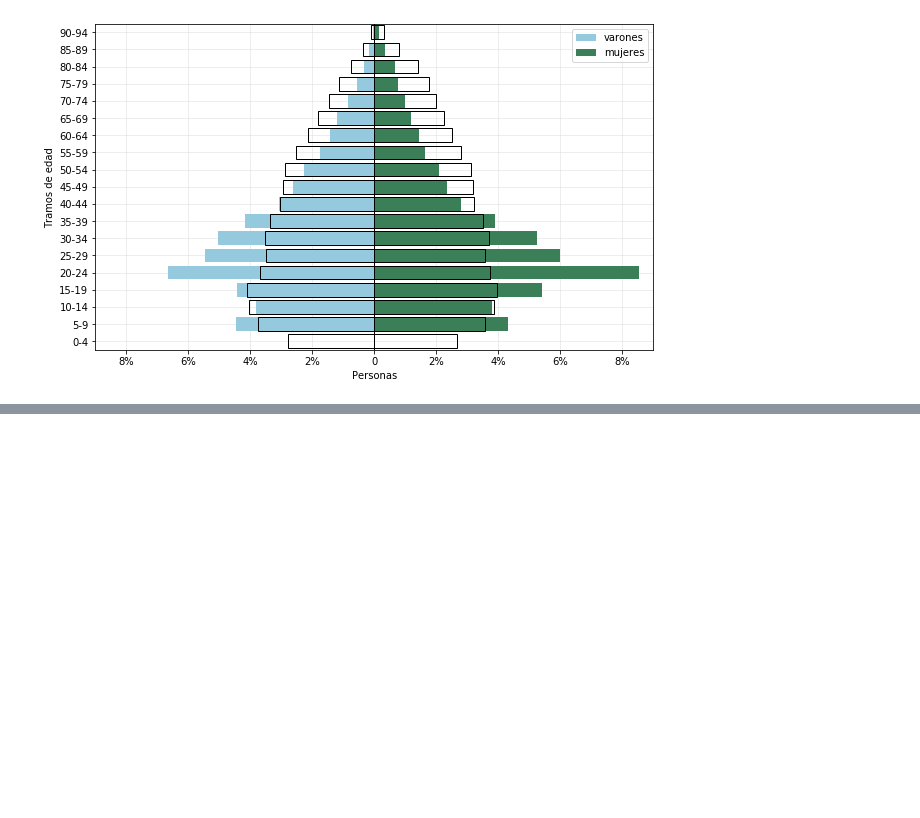
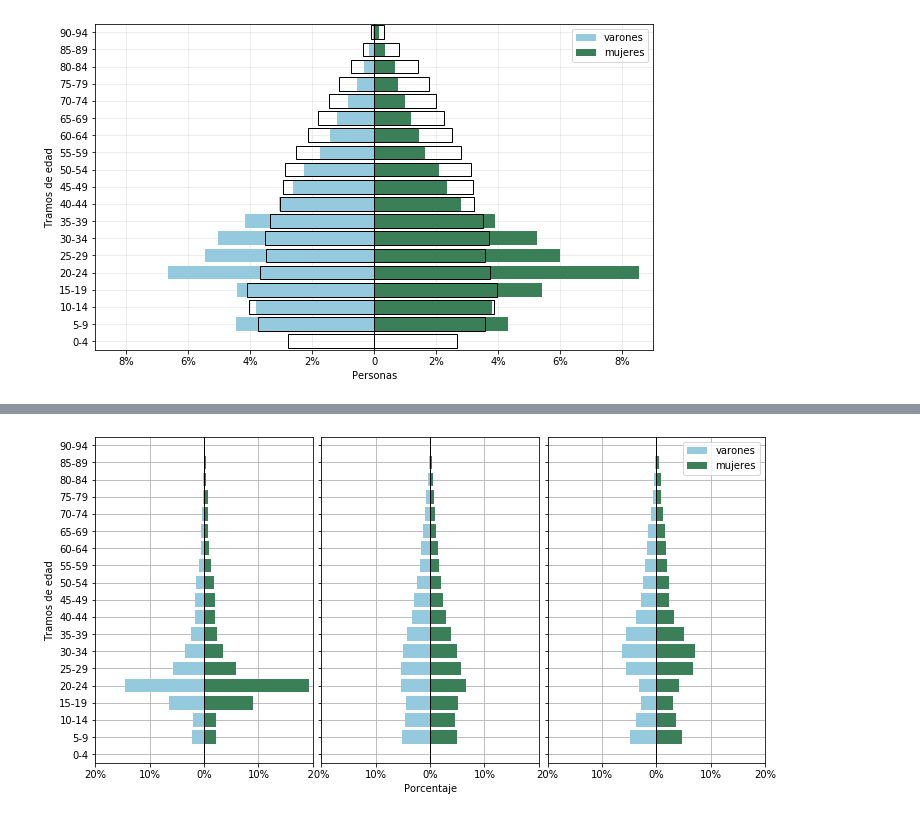
Before and after one commit to guillermodangelo/tesis, a Jupyter notebook: piramide_mig.ipynb, the cells around one changed output, grey strips where cells are left out. Cells and saved outputs as stored; diff of their text form; code cells hidden in the pictures; blank space fills up the shorter version.

Commit message:
piramides nuevas

```diff
--- a/piramide_mig.ipynb
+++ b/piramide_mig.ipynb
@@ -152,3 +59,9 @@ plt.show()
+# %%
+# agrupa migrantes recientes
+migrantes_group = agrupar_df(p_migr,'tramo', 'PERPH02')
+
+# con todo el censo
+censo_group = agrupar_df(censo,'tramo', 'PERPH02')
 # %%
 # pirámides de población
 
@@ -238,0 +142,64 @@ metadatos_figs = {'Author': '''Guillermo D'Angelo''', 'Title': 'Pirámide de pob
+# %%
+# migrantes recientes a Mvdeo. vs migrantes recientes a otros lados
+mvo = p_migr[p_migr.DPTO==1]
+int_no_mvo = p_migr[ (p_migr.DPTO != 1) & (p_migr.PERMI07_2 != 1.0) ]
+int_si_mvo = p_migr[ (p_migr.DPTO!=1) & (p_migr.PERMI07_2 == 1.0) ]
+
+mvo_group = agrupar_df( mvo,'tramo', 'PERPH02')
+int_no_mvo_group = agrupar_df( int_no_mvo,'tramo', 'PERPH02')
+int_si_mvo_group = agrupar_df( int_si_mvo,'tramo', 'PERPH02')
+# %%
+# pirámides de población
+
+# cuatro ejes
+fig, (ax1, ax2, ax3)  = plt.subplots(1,3, figsize= ( 12, 6 ), sharex= False, sharey='row')
+
+plt.subplots_adjust( wspace=0.04)
+
+
+# plot
+group_col = 'sexo_label'
+order_of_bars = labels[::-1]
+colors = ['skyblue', 'seagreen']
+label=['sexo', 'sasa']
+
+for c, group in zip(colors, mvo_group[group_col].unique()):
+    sns.barplot(x='porc_pers', y='tramo', data=mvo_group.loc[mvo_group[group_col]==group, :],
+                order = order_of_bars, color=c, label=group, ax=ax1)
+
+for c, group in zip(colors, int_no_mvo_group[group_col].unique()):
+    sns.barplot(x='porc_pers', y='tramo', data=int_no_mvo_group.loc[int_no_mvo_group[group_col]==group, :],
+                order = order_of_bars, color=c, label=group, ax=ax2)
+
+for c, group in zip(colors, int_si_mvo_group[group_col].unique()):
+    sns.barplot(x='porc_pers', y='tramo', data=int_si_mvo_group.loc[int_si_mvo_group[group_col]==group, :],
+                order = order_of_bars, color=c, label=group, ax=ax3)
+
+# ax1.set_title('Migrantes a Mvdeo.')
+# ax2.set_title('Migrantes entre deptos interior')
+# ax3.set_title('Migrantes desde Mvdeo.')
+ax1.set_ylabel("Tramos de edad")
+
+
+for i in [ax1, ax2, ax3]:
+    i.set_axisbelow(True)
+    i.grid(True)
+    i.axvline(linewidth=1, color='black')
+    i.set_xlim([-20,20])
+
+ax1.set_xlabel('')
+ax2.set_xlabel("Porcentaje")
+ax3.set_xlabel('')
+
+ax1.set_xticklabels(['20%','10%','0%','10%','    20%'])
+ax2.set_xticklabels(['','10%','0%','10%',''])
+ax3.set_xticklabels(['20%','10%','0%','10%','20%'])
+
+ax2.set_ylabel('')
+ax3.set_ylabel('')
+
+plt.legend(loc='upper right')
+plt.savefig('mapas_graficas/piramides_mig_recientes.pdf', bbox_inches='tight',
+            metadata = metadatos_figs )
+# %% [output]
+[figure, added]
```
Also changed, not shown: parts of 11 cells of this notebook.
